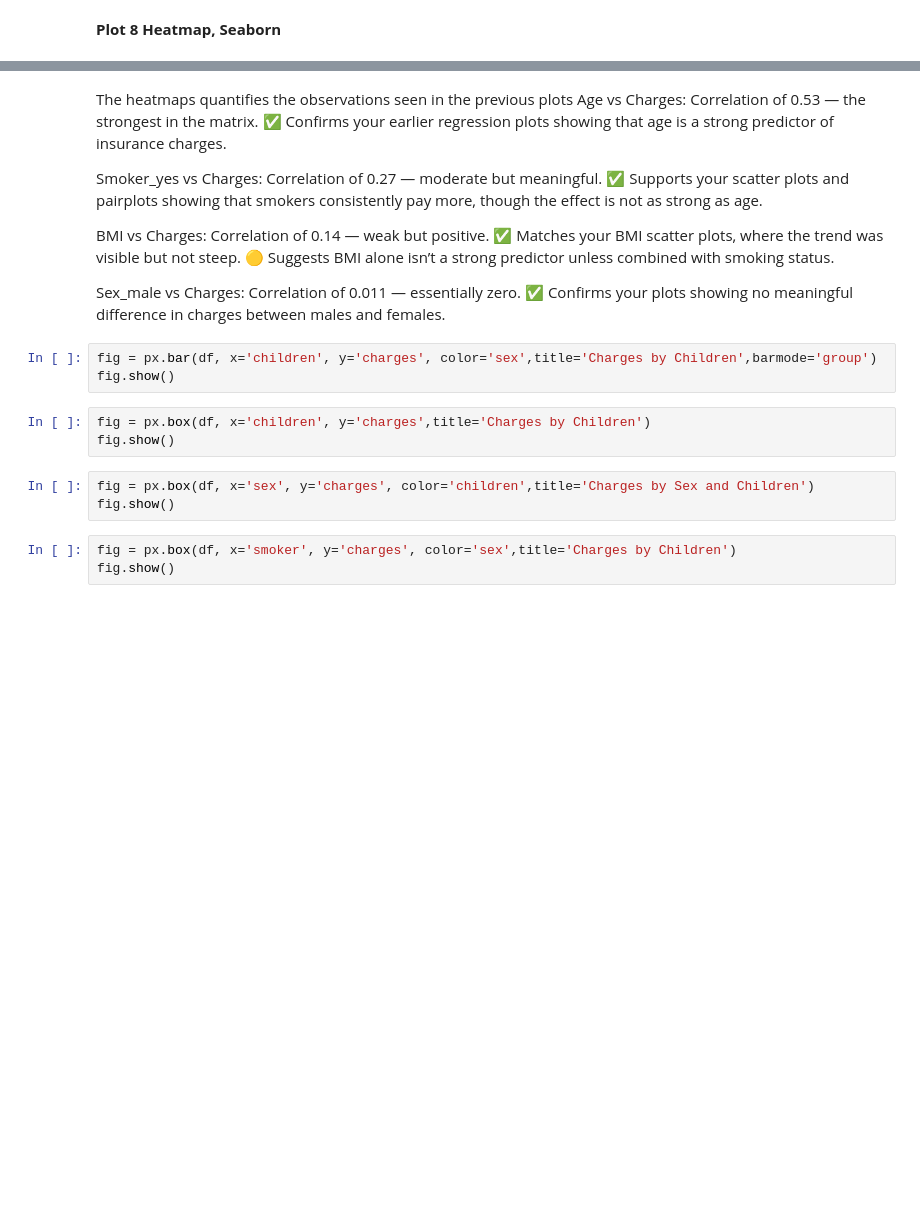
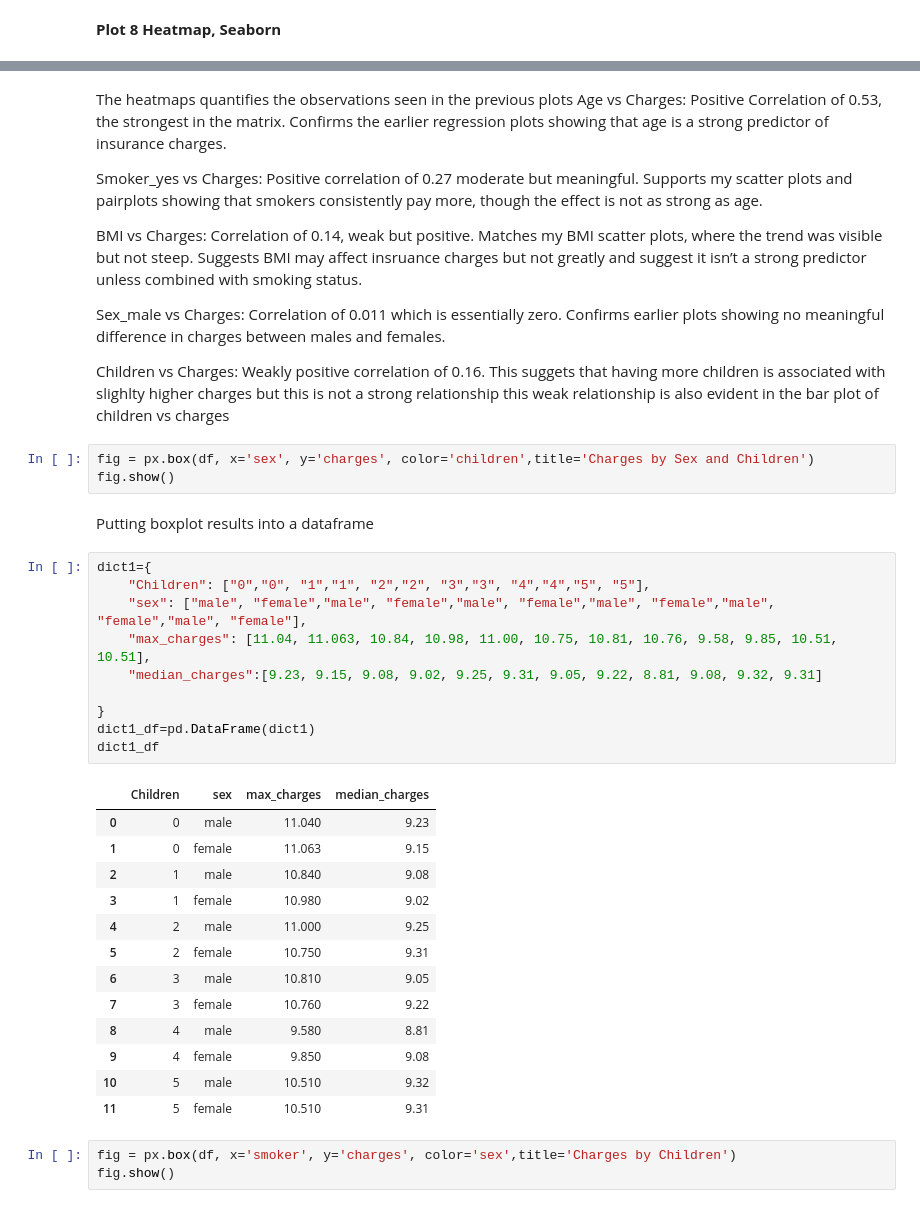
Before and after one commit to Lailah-Idrees/medical_insurance_data_analysis, a Jupyter notebook: jupyter_notebooks/Data_Visualisation.ipynb, the cells around one changed output, grey strips where cells are left out. Drawn from its saved outputs; the diff is of its cells as text; blank space fills up the shorter version.

```diff
--- a/jupyter_notebooks/Data_Visualisation.ipynb
+++ b/jupyter_notebooks/Data_Visualisation.ipynb
@@ -223,26 +224,44 @@ plt.show()
 # %% [markdown]
 The heatmaps quantifies the observations seen in the previous plots
-Age vs Charges: Correlation of 0.53 — the strongest in the matrix.
-✅ Confirms your earlier regression plots showing that age is a strong predictor of insurance charges.
+Age vs Charges: Positive Correlation of 0.53, the strongest in the matrix. Confirms the earlier regression plots showing that age is a strong predictor of insurance charges.
 
-Smoker_yes vs Charges: Correlation of 0.27 — moderate but meaningful.
-✅ Supports your scatter plots and pairplots showing that smokers consistently pay more, though the effect is not as strong as age.
+Smoker_yes vs Charges: Positive correlation of 0.27 moderate but meaningful. Supports my scatter plots and pairplots showing that smokers consistently pay more, though the effect is not as strong as age.
 
-BMI vs Charges: Correlation of 0.14 — weak but positive.
-✅ Matches your BMI scatter plots, where the trend was visible but not steep.
-🟡 Suggests BMI alone isn’t a strong predictor unless combined with smoking status.
+BMI vs Charges: Correlation of 0.14, weak but positive.
+Matches my BMI scatter plots, where the trend was visible but not steep. Suggests BMI may affect insruance charges but not greatly and suggest it isn’t a strong predictor unless combined with smoking status.
 
-Sex_male vs Charges: Correlation of 0.011 — essentially zero.
-✅ Confirms your plots showing no meaningful difference in charges between males and females.
+Sex_male vs Charges: Correlation of 0.011 which is essentially zero. Confirms earlier plots showing no meaningful difference in charges between males and females.
+
+Children vs Charges: Weakly positive correlation of 0.16. This suggets that having more children is associated with slighlty higher charges but this is not a strong relationship this weak relationship is also evident in the bar plot of children vs charges
-# %%
-fig = px.bar(df, x='children', y='charges', color='sex',title='Charges by Children',barmode='group')
-fig.show()
-# %%
-fig = px.box(df, x='children', y='charges',title='Charges by Children')
-fig.show()
 # %%
 fig = px.box(df, x='sex', y='charges', color='children',title='Charges by Sex and Children')
 fig.show()
+# %% [markdown]
+Putting boxplot results into a dataframe
+# %%
+dict1={
+    "Children": ["0","0", "1","1", "2","2", "3","3", "4","4","5", "5"],
+    "sex": ["male", "female","male", "female","male", "female","male", "female","male", "female","male", "female"],
+    "max_charges": [11.04, 11.063, 10.84, 10.98, 11.00, 10.75, 10.81, 10.76, 9.58, 9.85, 10.51, 10.51],
+    "median_charges":[9.23, 9.15, 9.08, 9.02, 9.25, 9.31, 9.05, 9.22, 8.81, 9.08, 9.32, 9.31]
+
+}
+dict1_df=pd.DataFrame(dict1)
+dict1_df
+# %% [output]
+|  | Children | sex | max_charges | median_charges |
+| 0 | 0 | male | 11.040 | 9.23 |
+| 1 | 0 | female | 11.063 | 9.15 |
+| 2 | 1 | male | 10.840 | 9.08 |
+| 3 | 1 | female | 10.980 | 9.02 |
+| 4 | 2 | male | 11.000 | 9.25 |
+| 5 | 2 | female | 10.750 | 9.31 |
+| 6 | 3 | male | 10.810 | 9.05 |
+| 7 | 3 | female | 10.760 | 9.22 |
+| 8 | 4 | male | 9.580 | 8.81 |
+| 9 | 4 | female | 9.850 | 9.08 |
+| 10 | 5 | male | 10.510 | 9.32 |
+| 11 | 5 | female | 10.510 | 9.31 |
 # %%
 fig = px.box(df, x='smoker', y='charges', color='sex',title='Charges by Children')
 fig.show()
```
Also changed, not shown: parts of 2 cells of this notebook.
